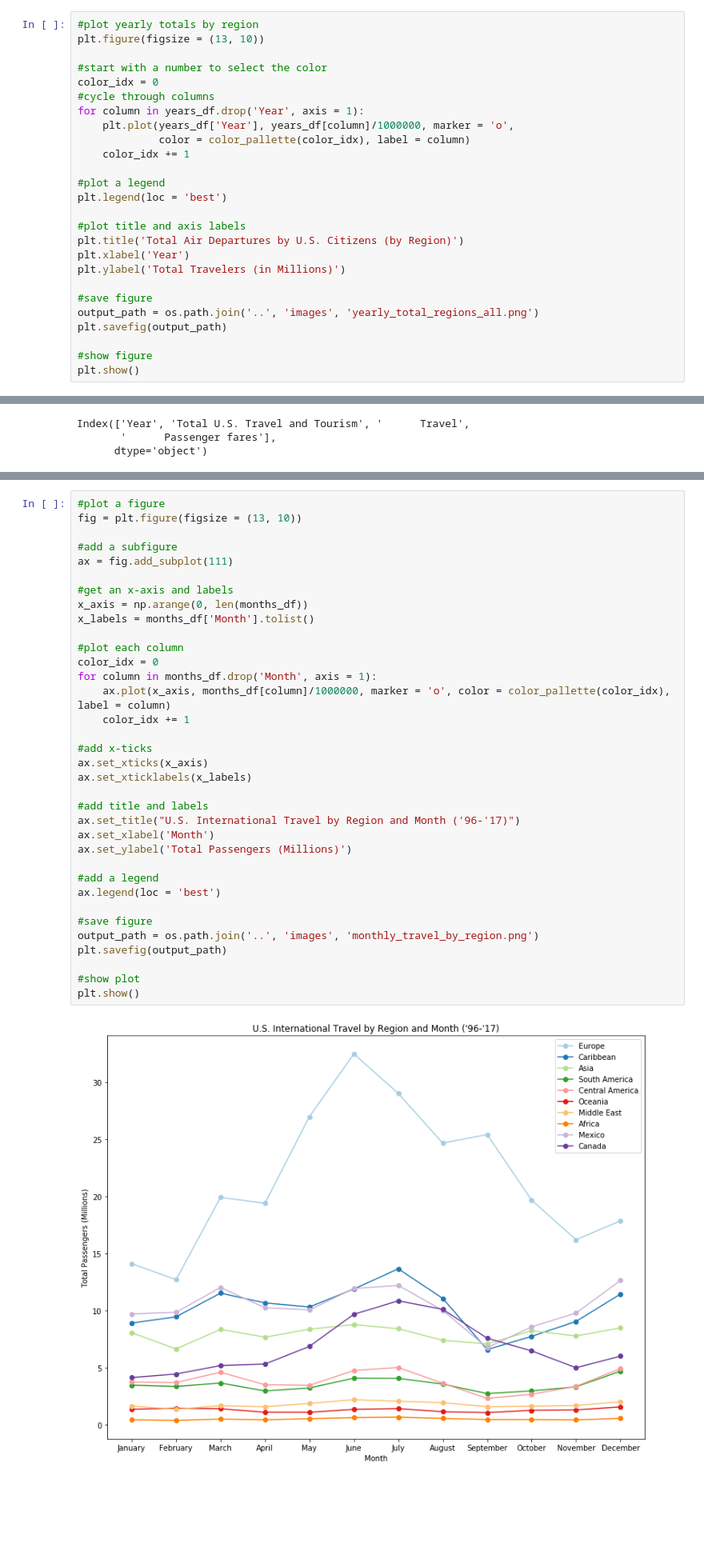
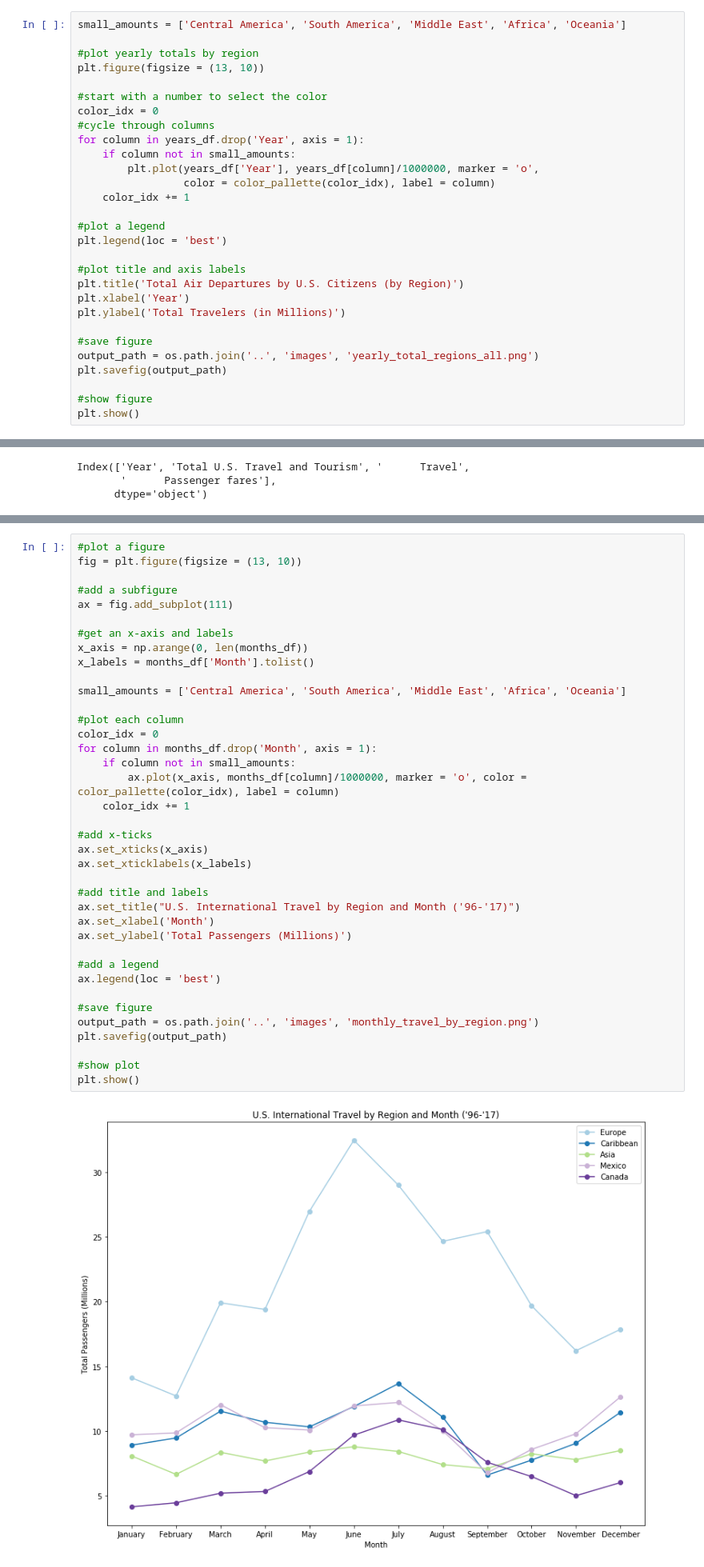
Before and after one commit to ejhagee/Project-One, a Jupyter notebook: data analysis coce/Yearly Region Charts.ipynb, the cells around one changed output, grey strips where cells are left out. Shown at 80% size. Cells and saved outputs as stored; diff of their text form; blank space fills up the shorter version.

```diff
--- a/data analysis coce/Yearly Region Charts.ipynb
+++ b/data analysis coce/Yearly Region Charts.ipynb
@@ -36,6 +36,8 @@ dtype: object
 #get a color pallette to automatically select colors
 color_pallette = plt.get_cmap('Paired')
 # %%
+small_amounts = ['Central America', 'South America', 'Middle East', 'Africa', 'Oceania']
+
 #plot yearly totals by region
 plt.figure(figsize = (13, 10))
 
@@ -43,8 +45,9 @@ plt.figure(figsize = (13, 10))
 color_idx = 0
 #cycle through columns
 for column in years_df.drop('Year', axis = 1):
-    plt.plot(years_df['Year'], years_df[column]/1000000, marker = 'o',
-             color = color_pallette(color_idx), label = column)
+    if column not in small_amounts:
+        plt.plot(years_df['Year'], years_df[column]/1000000, marker = 'o',
+                 color = color_pallette(color_idx), label = column)
     color_idx += 1
 
 #plot a legend
@@ -344,35 +347,38 @@ fig = plt.figure(figsize = (13, 10))
 ax = fig.add_subplot(111)
 
 #get an x-axis and labels
 x_axis = np.arange(0, len(months_df))
 x_labels = months_df['Month'].tolist()
 
+small_amounts = ['Central America', 'South America', 'Middle East', 'Africa', 'Oceania']
+
 #plot each column
 color_idx = 0
 for column in months_df.drop('Month', axis = 1):
-    ax.plot(x_axis, months_df[column]/1000000, marker = 'o', color = color_pallette(color_idx), label = column)
+    if column not in small_amounts:
+        ax.plot(x_axis, months_df[column]/1000000, marker = 'o', color = color_pallette(color_idx), label = column)
     color_idx += 1
 
 #add x-ticks
 ax.set_xticks(x_axis)
 ax.set_xticklabels(x_labels)
 
 #add title and labels
 ax.set_title("U.S. International Travel by Region and Month ('96-'17)")
 ax.set_xlabel('Month')
 ax.set_ylabel('Total Passengers (Millions)')
 
 #add a legend
 ax.legend(loc = 'best')
 
 #save figure
 output_path = os.path.join('..', 'images', 'monthly_travel_by_region.png')
 plt.savefig(output_path)
 
 #show plot
 plt.show()
 # %% [output]
-[figure, old version]
+[figure, new version]
 # %%
 #do above for less traveled regions
 small_amounts = ['Central America', 'South America', 'Middle East', 'Africa', 'Oceania']
```
Also changed, not shown: parts of 13 cells of this notebook, 3 other files.
